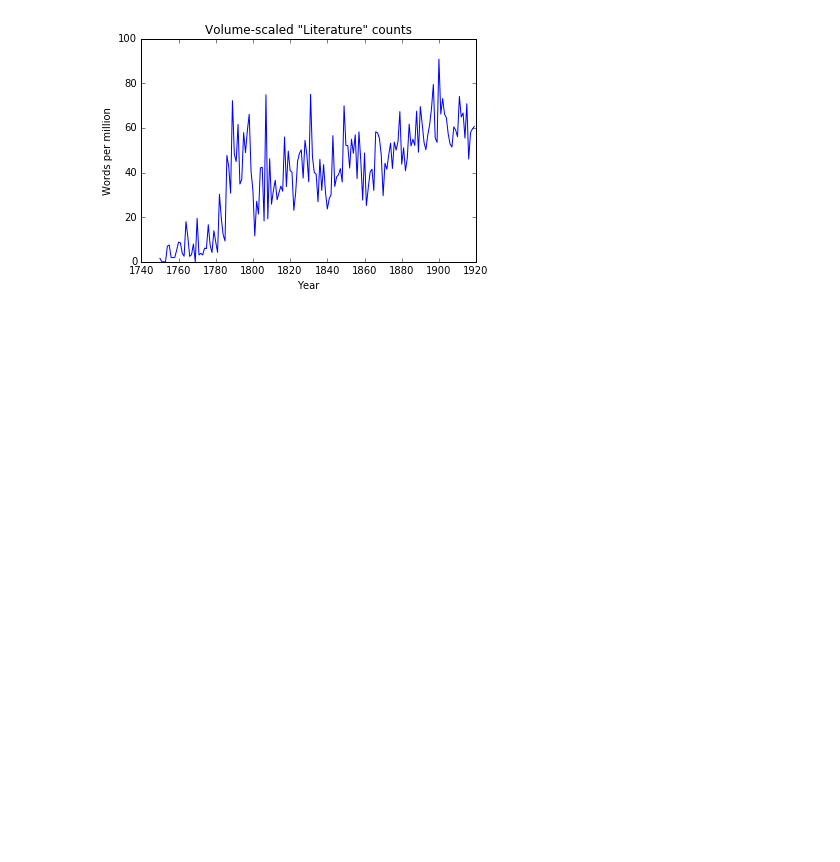
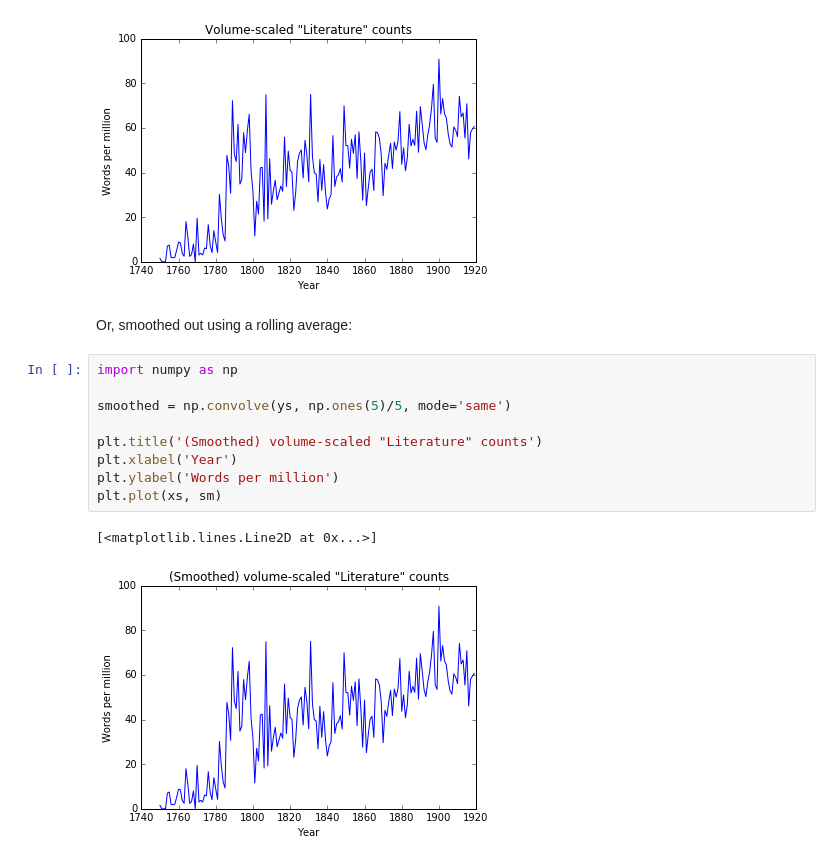
Before and after one commit to davidmcclure/history-of-literature, a Jupyter notebook: notes/hathi-data.ipynb, the cells around one changed output. Drawn from its saved outputs; the diff is of its cells as text; blank space fills up the shorter version.

Commit message:
Smooth the wpm plot.

```diff
--- a/notes/hathi-data.ipynb
+++ b/notes/hathi-data.ipynb
@@ -248,3 +248,17 @@ plt.plot(xs, ys)
 # %% [output]
 [<matplotlib.lines.Line2D at 0x...>]
 [figure]
+# %% [markdown]
+Or, smoothed out using a rolling average:
+# %%
+import numpy as np
+
+smoothed = np.convolve(ys, np.ones(5)/5, mode='same')
+
+plt.title('(Smoothed) volume-scaled "Literature" counts')
+plt.xlabel('Year')
+plt.ylabel('Words per million')
+plt.plot(xs, sm)
+# %% [output]
+[<matplotlib.lines.Line2D at 0x...>]
+[figure, added]
```
